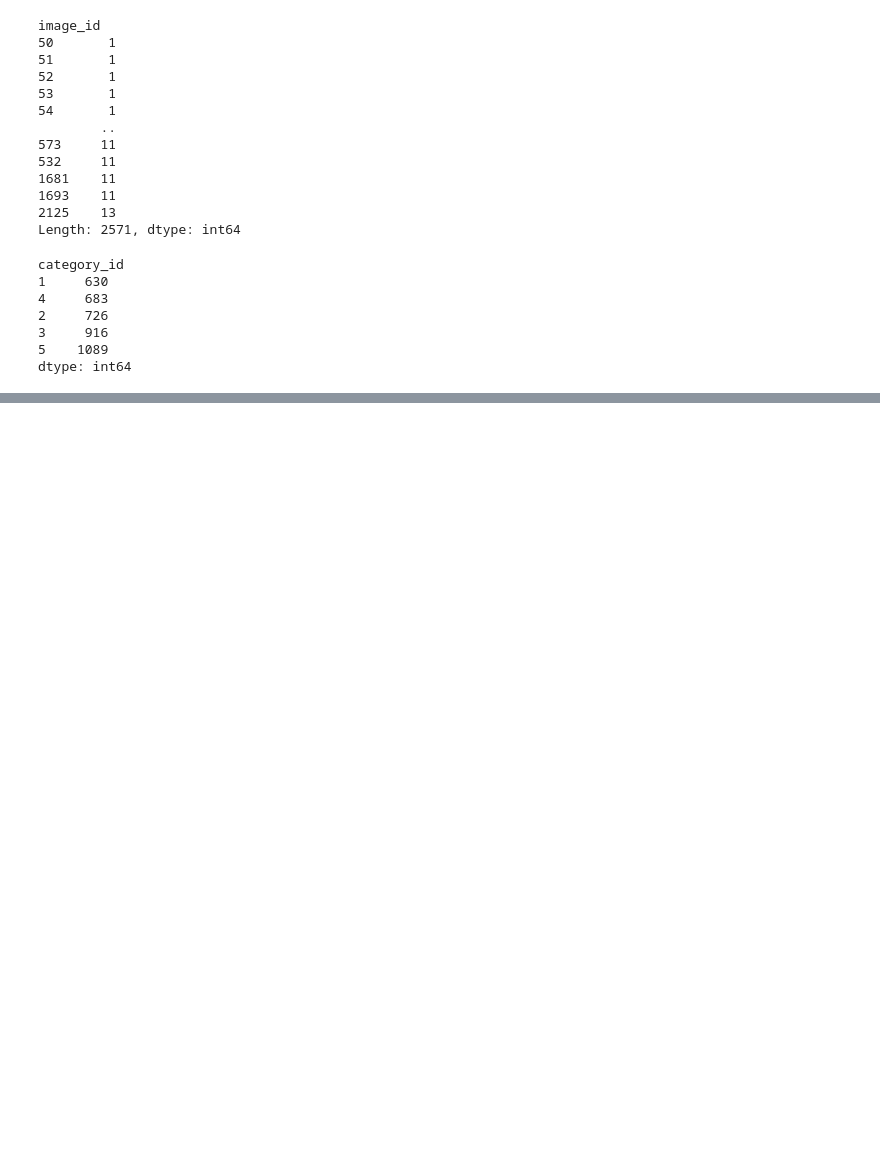
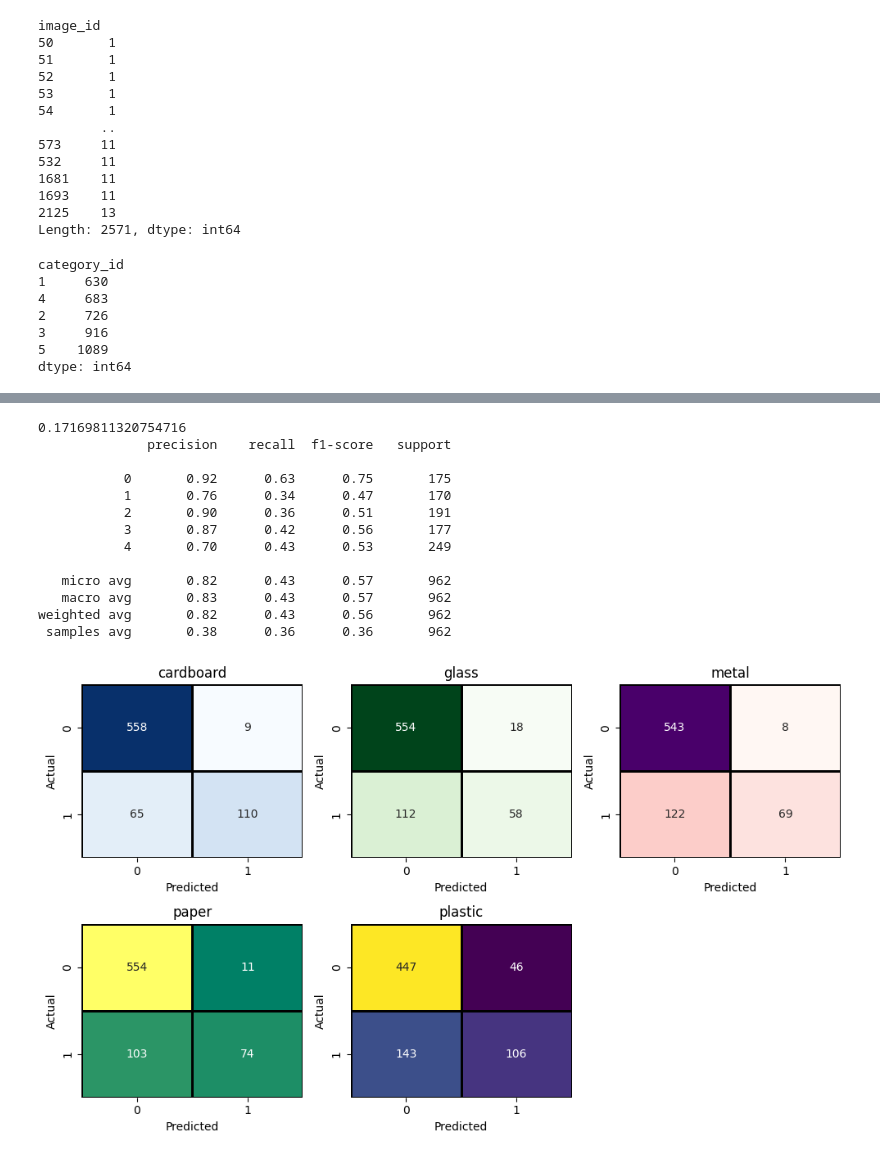
Before and after one commit to keshavarzIT/Classification-of-recycling-garbage, a Jupyter notebook: smartRecyclingWaste.ipynb, the cells around one changed output, grey strips where cells are left out. Drawn from its saved outputs; the diff is of its cells as text; code cells hidden in the pictures; blank space fills up the shorter version.

```diff
--- a/smartRecyclingWaste.ipynb
+++ b/smartRecyclingWaste.ipynb
@@ -251,0 +344,33 @@ validation_target_size
+# %%
+base_xgb = XGBClassifier(
+    objective="binary:logistic",
+    eval_metric="logloss",
+    use_label_encoder=False
+)
+
+pipe_xgb = Pipeline([
+    ("scaler", StandardScaler()),
+    ("pca", PCA(random_state=7)),
+    ("clf", MultiOutputClassifier(base_xgb))
+])
+
+param_grid_xgb = {
+    "pca__n_components": [150, 200, 250, 300, 350, 400],
+
+    "clf__estimator__n_estimators": [100, 200],
+    "clf__estimator__max_depth": [3, 5, 7],
+    "clf__estimator__learning_rate": [0.01, 0.1, 0.2],
+    "clf__estimator__subsample": [0.7, 1.0],
+    "clf__estimator__colsample_bytree": [0.7, 1.0],
+}
+
+grid_xgb = GridSearchCV(
+    estimator=pipe_xgb,
+    param_grid=param_grid_xgb,
+    scoring="f1_micro",
+    cv=5,
+    n_jobs=-1
+)
+
+grid_xgb.fit(X, y)
+y_pred_xgb = grid_xgb.predict(X_test)
@@ -251,0 +393,19 @@ validation_target_size
+# %%
+print(hamming_loss(y_test, y_pred_xgb))
+print(classification_report(y_test, y_pred_xgb))
+plot_mcm_heatmaps(y_test, y_pred_xgb, class_names)
+# %% [output]
+0.17169811320754716
+              precision    recall  f1-score   support
+
+           0       0.92      0.63      0.75       175
+           1       0.76      0.34      0.47       170
+           2       0.90      0.36      0.51       191
+           3       0.87      0.42      0.56       177
+           4       0.70      0.43      0.53       249
+
+   micro avg       0.82      0.43      0.57       962
+   macro avg       0.83      0.43      0.57       962
+weighted avg       0.82      0.43      0.56       962
+ samples avg       0.38      0.36      0.36       962
+[figure, added]
```
Also changed, not shown: parts of 25 cells of this notebook, 3 other files.
